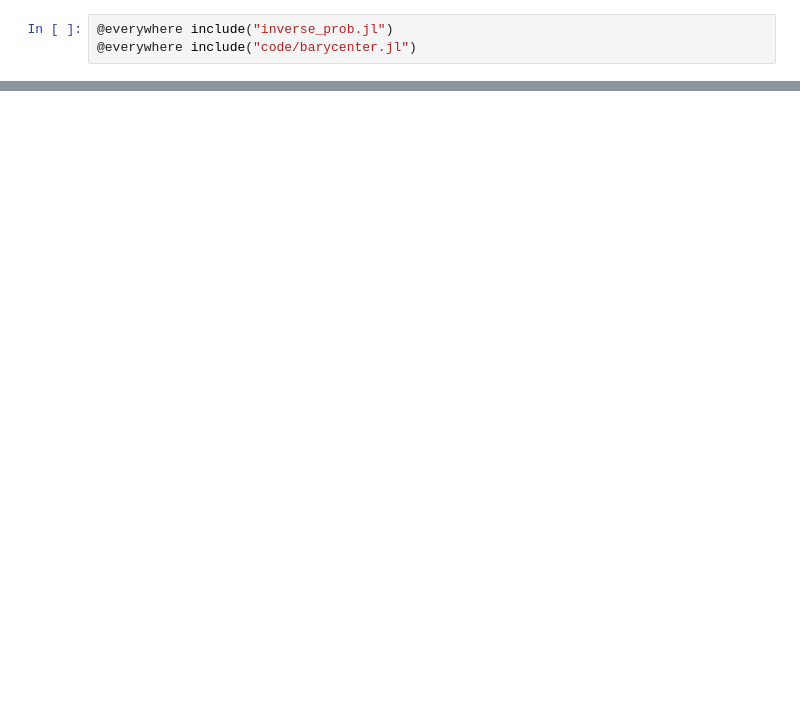
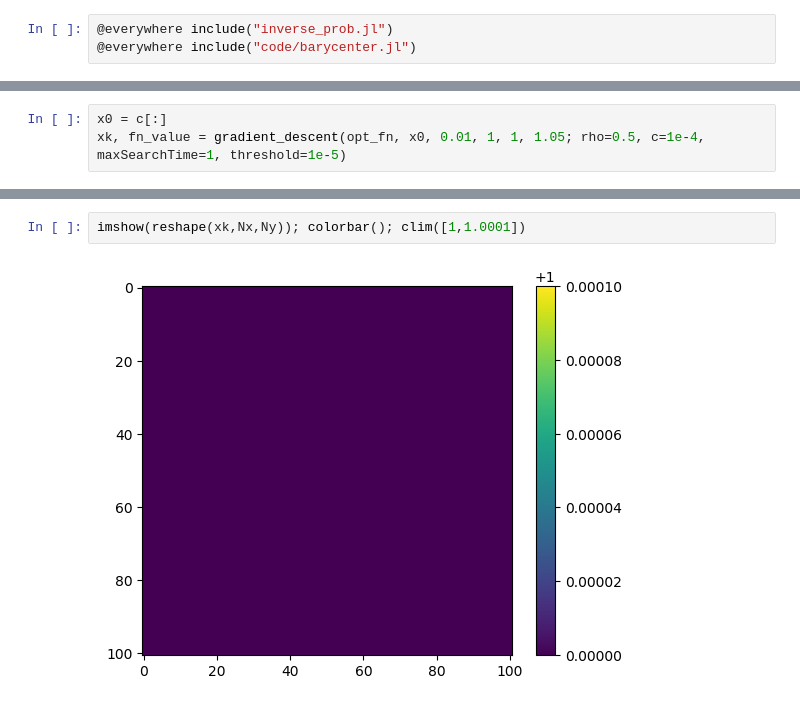
Before and after one commit to zzar43/Sinkhorn_code, a Jupyter notebook: demo_FWI_1.ipynb, the cells around one changed output, grey strips where cells are left out. Drawn from its saved outputs; the diff is of its cells as text; blank space fills up the shorter version.

```diff
--- a/demo_FWI_1.ipynb
+++ b/demo_FWI_1.ipynb
@@ -162,0 +186,3 @@ PyObject <matplotlib.image.AxesImage object at 0x...>
+# %%
+x0 = c[:]
+xk, fn_value = gradient_descent(opt_fn, x0, 0.01, 1, 1, 1.05; rho=0.5, c=1e-4, maxSearchTime=1, threshold=1e-5)
@@ -162,0 +199,4 @@ PyObject <matplotlib.image.AxesImage object at 0x...>
+# %%
+imshow(reshape(xk,Nx,Ny)); colorbar(); clim([1,1.0001])
+# %% [output]
+[figure, added]
```
Also changed, not shown: parts of 21 cells of this notebook, 1 other file.
